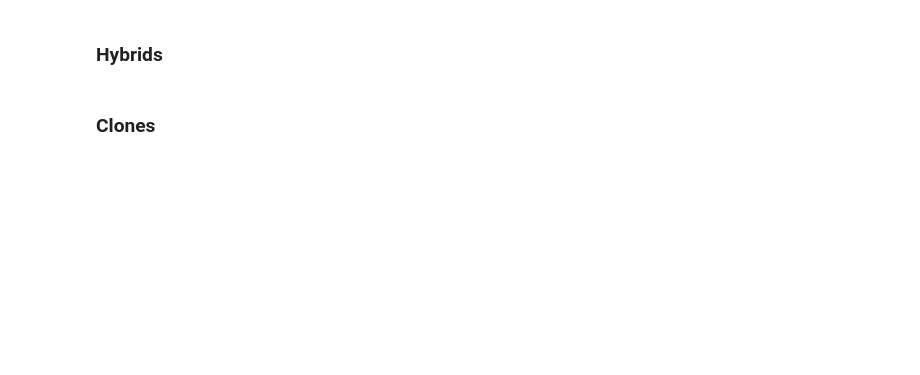
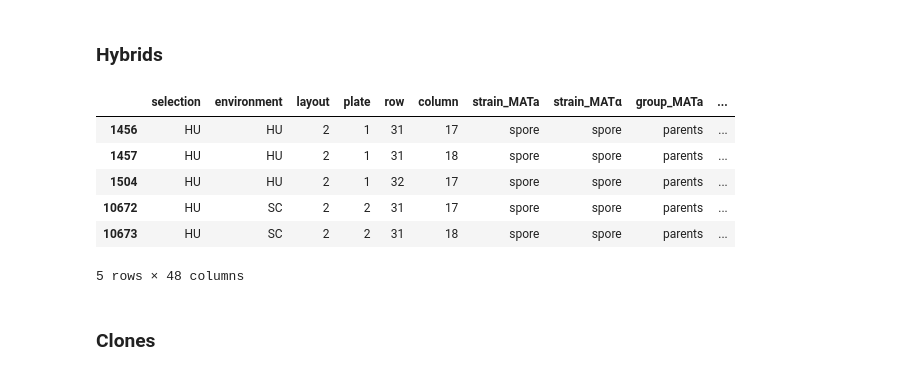
Before and after one commit to ivazquez/clonal-heterogeneity, a Jupyter notebook: src/figure6.ipynb, the cells around one changed output. Saved outputs shown, nothing was run; the diff lists cells and outputs as text; code cells hidden in the pictures; blank space fills up the shorter version.

```diff
--- a/src/figure6.ipynb
+++ b/src/figure6.ipynb
@@ -55,7 +58,7 @@ IOError: File /Users/ivg/projects/yeast-cancer-drugs/paper/science/submission/da
 ### Hybrids
 # %%
 # Load data
-hybrids_df = pd.read_csv(dir_data+'pheno/genetic-cross/pheno_hybrids.csv', encoding='utf-8', keep_default_na=False, na_values='NaN')
+hybrids_df = pd.read_csv(dir_data+'pheno/genetic-cross/pheno_genetic_cross_hybrids.csv', encoding='utf-8', keep_default_na=False, na_values='NaN')
 
 # Combine MATa/α to create tuples
 for column in ['strain','group','background','gene','genotype_short','genotype_long','amino_acids']:
@@ -64,33 +67,41 @@ for column in ['auxotrophy','mating','tetrad','spore','strain','contamination']:
     hybrids_df[column] = utils.combine_columns(hybrids_df,u'%s_MATa'%column,u'%s_MATα'%column,mirror=False)
 
 # Filter out blank positions, contamination and constructs
 hybrids_df = hybrids_df[~(hybrids_df['strain'].isin([('control','control'),('','')]))&\
                         ~(hybrids_df['genotype_long'].isin([u'fpr1Δ',u'tor1Δ']))]
 
 # Set contaminated samples as missing (NaN)
 hybrids_df.loc[hybrids_df['contamination'].isin([('yes','yes'),('no','yes'),('yes','no')]),
               ['abs_growth_rate','abs_doubling_time','norm_growth_rate','norm_doubling_time']] = np.nan
 
 # Fix diploid genotypes for different genes
 hybrids_df.loc[(hybrids_df[u'gene_MATa']=='RNR4')&\
                (hybrids_df[u'gene_MATα']=='RNR2'),'genotype_short'] =\
 hybrids_df.loc[(hybrids_df[u'gene_MATa']=='RNR4')&\
                (hybrids_df[u'gene_MATα']=='RNR2'),'genotype_short'].apply(lambda x: x[::-1])
 hybrids_df.loc[(hybrids_df[u'gene_MATa']=='TOR1')&\
                (hybrids_df[u'gene_MATα']=='FPR1'),'genotype_short'] =\
 hybrids_df.loc[(hybrids_df[u'gene_MATa']=='TOR1')&\
                (hybrids_df[u'gene_MATα']=='FPR1'),'genotype_short'].apply(lambda x: x[::-1])
 
 # Define individual
 hybrids_df['individual'] = hybrids_df[['group','background','gene','tetrad','spore']].apply(tuple, axis=1)
 hybrids_df['replicate'] = hybrids_df[['group','background','gene','tetrad','spore','plate','row','column']].apply(tuple, axis=1)
 
 # # Filter out measurement replicates with >5% measurement error
 # hybrids_df['pct'] = hybrids_df.groupby(['selection','environment','replicate'])['growth_rate']\
 # .apply(lambda x: (x-x.mean())/float(x.mean()))
 # hybrids_df = hybrids_df[abs(hybrids_df['pct'])<0.05]
 
 hybrids_df.head()  # show dataframe header to stdout
+# %% [output]
+|  | selection | environment | layout | plate | row | column | strain_MATa | strain_MATα | group_MATa | ... |
+| 1456 | HU | HU | 2 | 1 | 31 | 17 | spore | spore | parents | ... |
+| 1457 | HU | HU | 2 | 1 | 31 | 18 | spore | spore | parents | ... |
+| 1504 | HU | HU | 2 | 1 | 32 | 17 | spore | spore | parents | ... |
+| 10672 | HU | SC | 2 | 2 | 31 | 17 | spore | spore | parents | ... |
+| 10673 | HU | SC | 2 | 2 | 31 | 18 | spore | spore | parents | ... |
+5 rows × 48 columns
 # %% [markdown]
 ### Clones
 # %%
```
Also changed, not shown: parts of 8 cells of this notebook, 15 other files.
